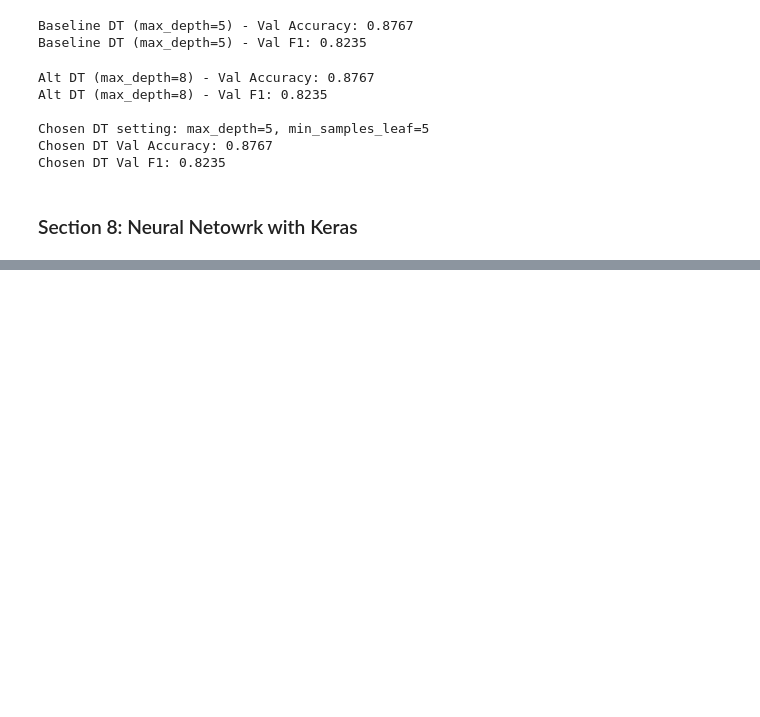
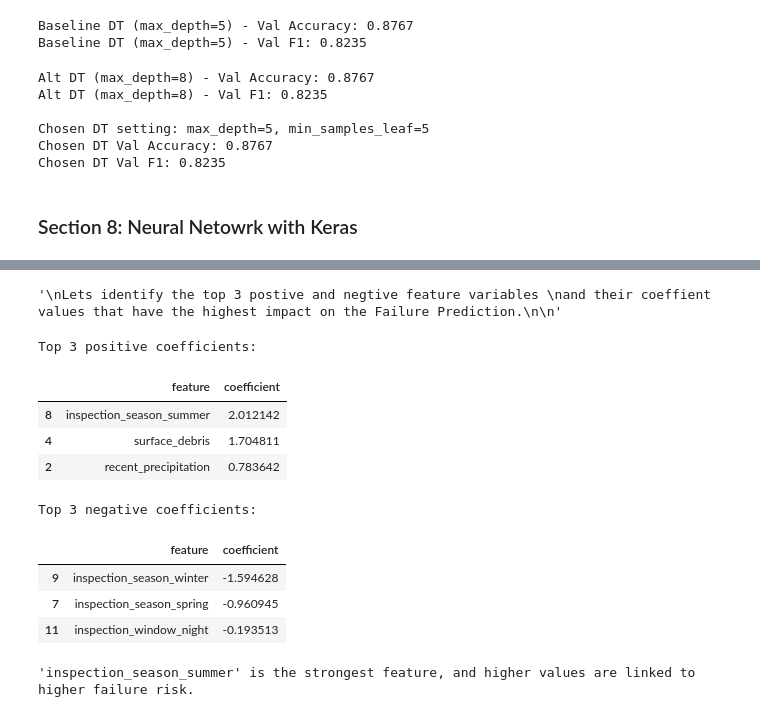
Before and after one commit to baqarjafri/mlanalysis_assignment, a Jupyter notebook: practice.ipynb, the cells around one changed output, grey strips where cells are left out. Cells and saved outputs as stored; diff of their text form; code cells hidden in the pictures; blank space fills up the shorter version.

```diff
--- a/practice.ipynb
+++ b/practice.ipynb
@@ -559,0 +721,39 @@ Chosen NN Val F1: 0.8889
+# %%
+"""
+Lets identify the top 3 postive and negtive feature variables
+and their coeffient values that have the highest impact on the Failure Prediction.
+
+"""
+# %% [output]
+'\nLets identify the top 3 postive and negtive feature variables \nand their coeffient values that have the highest impact on the Failure Prediction.\n\n'
+# %%
+lr_coef_table = pd.DataFrame({
+    "feature": X_train.columns,
+    "coefficient": lr_model.coef_[0]
+})
+
+# Top 3 features with highest positive coefficients.
+top_positive_coefficients = lr_coef_table.sort_values("coefficient", ascending=False).head(3)
+
+# Top 3 features with lowest (most negative) coefficients.
+top_negative_coefficients = lr_coef_table.sort_values("coefficient", ascending=True).head(3)
+
+print("Top 3 positive coefficients:")
+display(top_positive_coefficients[["feature", "coefficient"]])
+
+print("Top 3 negative coefficients:")
+display(top_negative_coefficients[["feature", "coefficient"]])
+
+print("'inspection_season_summer' is the strongest feature, and higher values are linked to higher failure risk. ")
+# %% [output]
+Top 3 positive coefficients:
+|  | feature | coefficient |
+| 8 | inspection_season_summer | 2.012142 |
+| 4 | surface_debris | 1.704811 |
+| 2 | recent_precipitation | 0.783642 |
+Top 3 negative coefficients:
+|  | feature | coefficient |
+| 9 | inspection_season_winter | -1.594628 |
+| 7 | inspection_season_spring | -0.960945 |
+| 11 | inspection_window_night | -0.193513 |
+'inspection_season_summer' is the strongest feature, and higher values are linked to higher failure risk.
```
Also changed, not shown: parts of 10 cells of this notebook.
